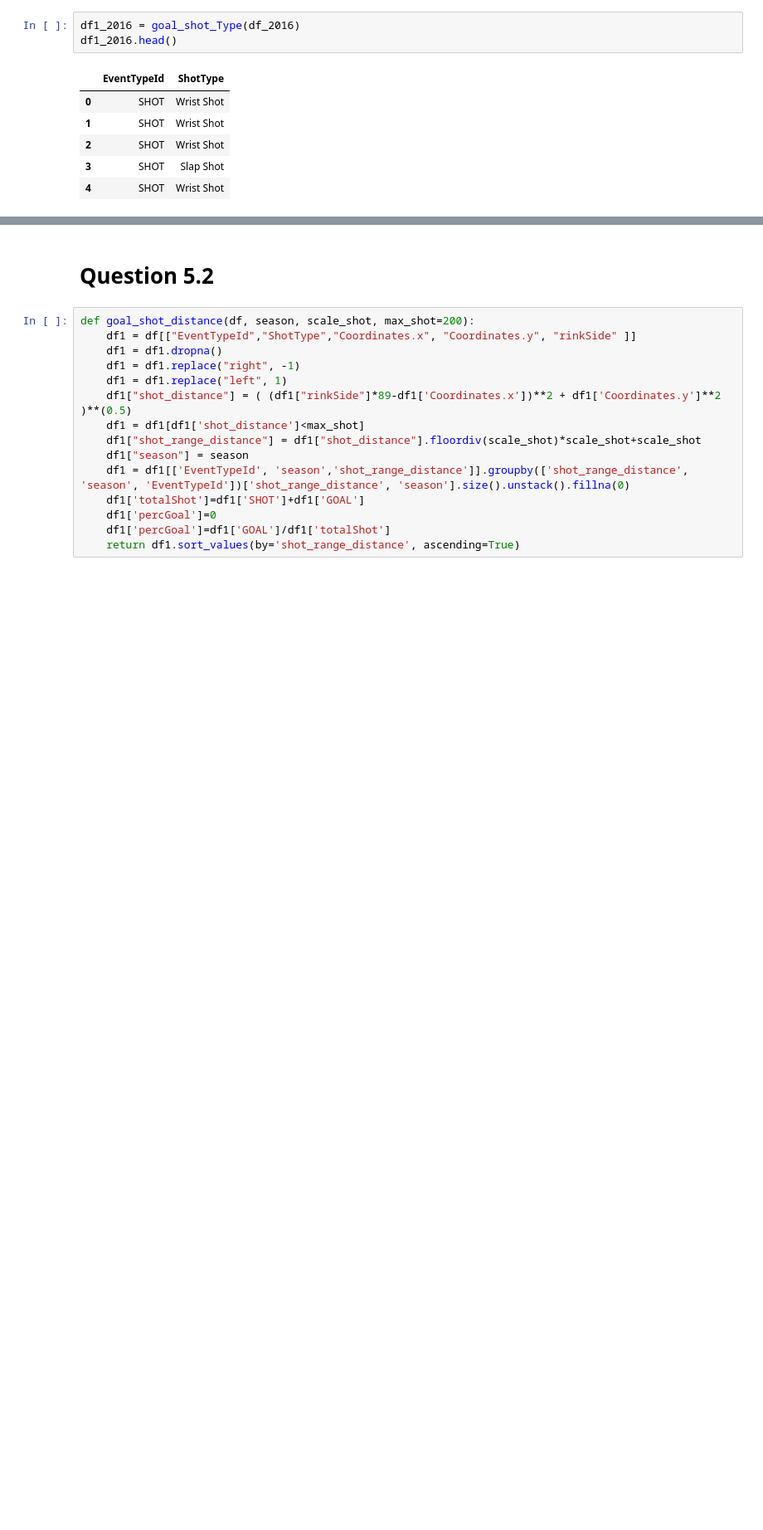
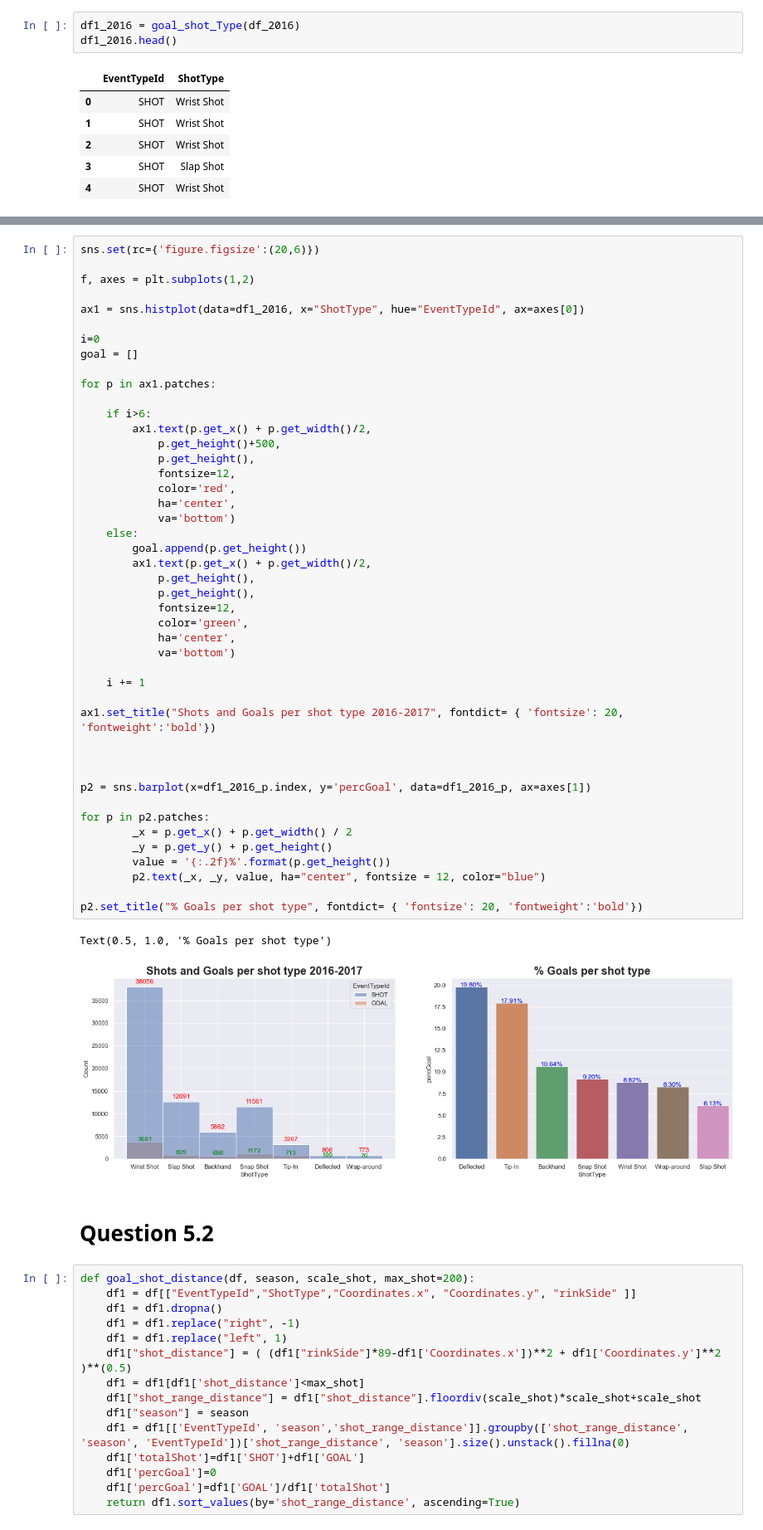
Before and after one commit to ArchambaultP/NHL-Notebooks, a Jupyter notebook: notebooks/simple_visualizations.ipynb, the cells around one changed output, grey strips where cells are left out. Shown at 83% size. Drawn from its saved outputs; the diff is of its cells as text; blank space fills up the shorter version.

```diff
--- a/notebooks/simple_visualizations.ipynb
+++ b/notebooks/simple_visualizations.ipynb
@@ -66,3 +63,51 @@ Text(0.5, 1.0, '% Goals per shot type 2016-2017')
+# %%
+sns.set(rc={'figure.figsize':(20,6)})
+
+f, axes = plt.subplots(1,2)
+
+ax1 = sns.histplot(data=df1_2016, x="ShotType", hue="EventTypeId", ax=axes[0])
+
+i=0
+goal = []
+
+for p in ax1.patches:
+
+    if i>6:
+        ax1.text(p.get_x() + p.get_width()/2,
+            p.get_height()+500,
+            p.get_height(),
+            fontsize=12,
+            color='red',
+            ha='center',
+            va='bottom')
+    else:
+        goal.append(p.get_height())
+        ax1.text(p.get_x() + p.get_width()/2,
+            p.get_height(),
+            p.get_height(),
+            fontsize=12,
+            color='green',
+            ha='center',
+            va='bottom')
+
+    i += 1
+
+ax1.set_title("Shots and Goals per shot type 2016-2017", fontdict= { 'fontsize': 20, 'fontweight':'bold'})
+
+
+
+p2 = sns.barplot(x=df1_2016_p.index, y='percGoal', data=df1_2016_p, ax=axes[1])
+
+for p in p2.patches:
+        _x = p.get_x() + p.get_width() / 2
+        _y = p.get_y() + p.get_height()
+        value = '{:.2f}%'.format(p.get_height())
+        p2.text(_x, _y, value, ha="center", fontsize = 12, color="blue")
+
+p2.set_title("% Goals per shot type", fontdict= { 'fontsize': 20, 'fontweight':'bold'})
+# %% [output]
+Text(0.5, 1.0, '% Goals per shot type')
+[figure, added]
 # %% [markdown]
 # Question 5.2
 # %%
```
Also changed, not shown: parts of 6 cells of this notebook.
